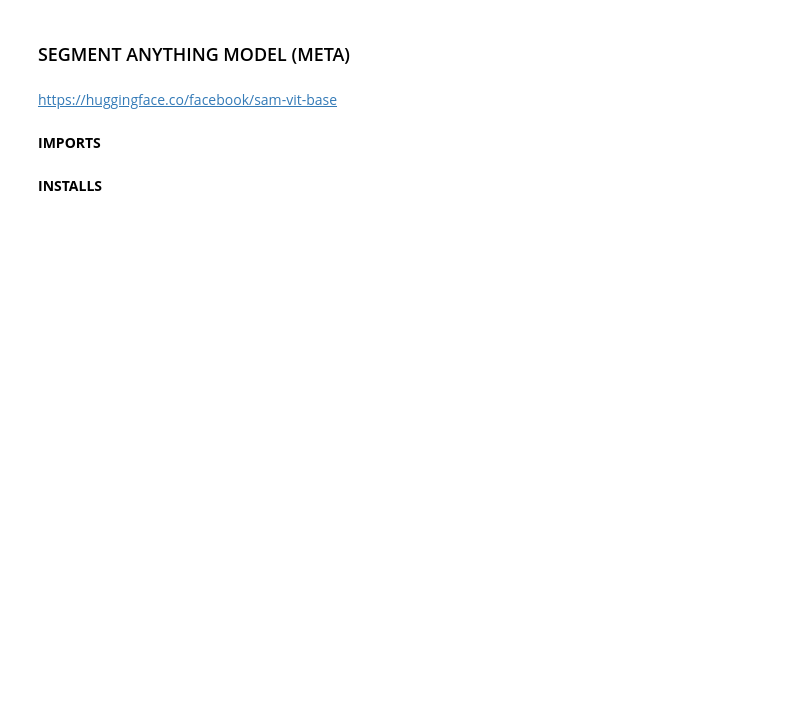
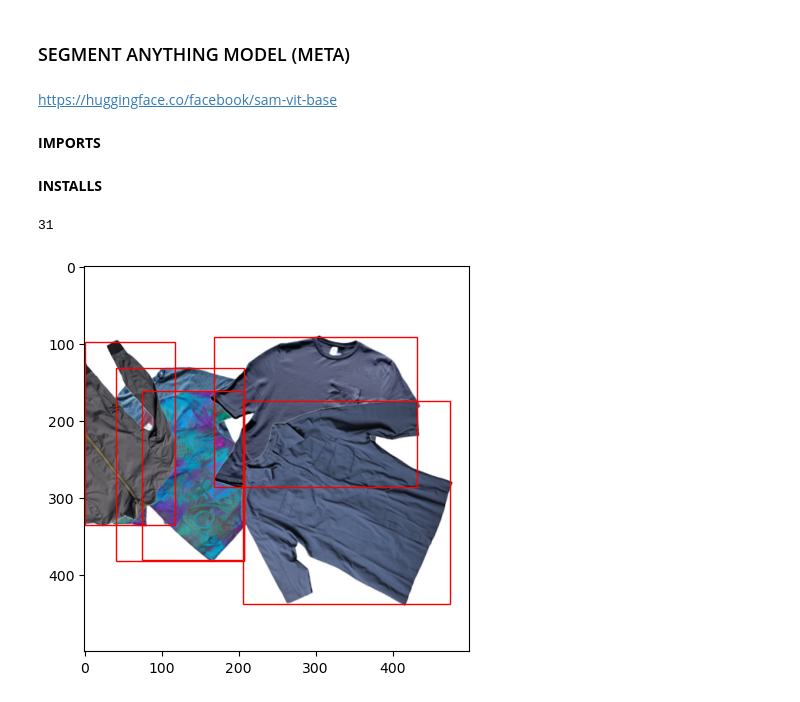
Before and after one commit to kohnmart/master-projekt, a Jupyter notebook: notebooks/pytorch/segmentation/sam_segmentation.ipynb, the cells around one changed output. Cells and saved outputs as stored; diff of their text form; code cells hidden in the pictures; blank space fills up the shorter version.

```diff
--- a/notebooks/pytorch/segmentation/sam_segmentation.ipynb
+++ b/notebooks/pytorch/segmentation/sam_segmentation.ipynb
@@ -38,13 +38,13 @@ sam = sam_model_registry[MODEL_TYPE](checkpoint=CHECKPOINT_PATH).to(device=DEVIC
 mask_generator = SamAutomaticMaskGenerator(
     model=sam,
     #points_per_side=20,
-    pred_iou_thresh=0.96,
+    pred_iou_thresh=0.8,
     #stability_score_thresh=0.98,
     #crop_n_layers=1,
     crop_n_points_downscale_factor=2,
 )
 # %%
-file_name = 'tshirt_1000.png'
+file_name = 'tshirt_6666.jpg'
 
 img_path = get_training_data_path(file_name)
 image_bgr = cv2.imread(img_path)
@@ -52,51 +52,56 @@ image_rgb = cv2.cvtColor(image_bgr, cv2.COLOR_BGR2RGB)
 
 masks = mask_generator.generate(image_rgb)
 len(masks)
+# %% [output]
+31
 # %%
-# Assuming masks is a list of masks
-masks_greater_than_20000 = [m for m in masks if m["area"] > 20000]
+# # Assuming masks is a list of masks
+# masks_greater_than_20000 = [m for m in masks if m["area"] > 5500]
 
-fig, axes = plt.subplots(nrows=len(masks_greater_than_20000), ncols=1, figsize=(12, 14))
+# fig, axes = plt.subplots(nrows=len(masks_greater_than_20000), ncols=1, figsize=(12, 14))
 
 
-for i, m in enumerate(masks_greater_than_20000):
-    mask = np.array(m['segmentation'], dtype=int)
-    axes[i].imshow(mask)
-    axes[i].set_title(f'Mask {i+1} + {masks[i]["stability_score"]:.2f} + {masks_greater_than_20000[i]["area"]}')  # Set title for each subplot
+# for i, m in enumerate(masks_greater_than_20000):
+#     mask = np.array(m['segmentation'], dtype=int)
+#     axes[i].imshow(mask)
+#     axes[i].set_title(f'Mask {i+1} + {masks[i]["stability_score"]:.2f} + {masks_greater_than_20000[i]["area"]}')  # Set title for each subplot
 
-plt.tight_layout()  # Adjust layout to prevent overlap
-plt.show()
+# plt.tight_layout()  # Adjust layout to prevent overlap
+# plt.show()
 # %%
 import matplotlib.patches as patches
 
 def show_anns(anns):
     if len(anns) == 0:
         return
 
     # Sort annotations by area in descending order
     #sorted_anns = sorted(anns, key=lambda x: x['area'], reverse=True)
-    sorted_anns =  [m for m in anns if m["area"] > 20000 and m["area"] < 55000]
-
+    sorted_anns =  [m for m in anns if m["area"] > 10000 and m["area"] < 55000]
+    sorted_anns = sorted(sorted_anns, key=lambda x: x['area'], reverse=True)
     # Setup the plot
     ax = plt.gca()
     ax.set_autoscale_on(False)
 
     # Create an image array: Initialize with transparency
     # img = np.ones((sorted_anns[0]['segmentation'].shape[0], sorted_anns[0]['segmentation'].shape[1], 4))
     # img[:, :, 3] = 0  # Set alpha channel to 0 (fully transparent)
 
     for ann in sorted_anns:
         # m = ann['segmentation']
         # Random color with fixed alpha
         # color_mask = np.concatenate([np.random.random(3), [0.46]])
         # img[m] = color_mask
 
         # Draw bounding boxes
         # Bbox format: [x_min, y_min, width, height]
         rect = patches.Rectangle((ann['bbox'][0], ann['bbox'][1]), ann['bbox'][2], ann['bbox'][3], linewidth=1, edgecolor='r', facecolor='none')
         ax.add_patch(rect)
+    return sorted_anns
 
 plt.figure(figsize=(5,5))
 plt.imshow(image_rgb)
-show_anns(masks)
+anns = show_anns(masks)
+# %% [output]
+[figure, added]
 # %%
```
Also changed, not shown: parts of 1 cell of this notebook, 9 other files.
